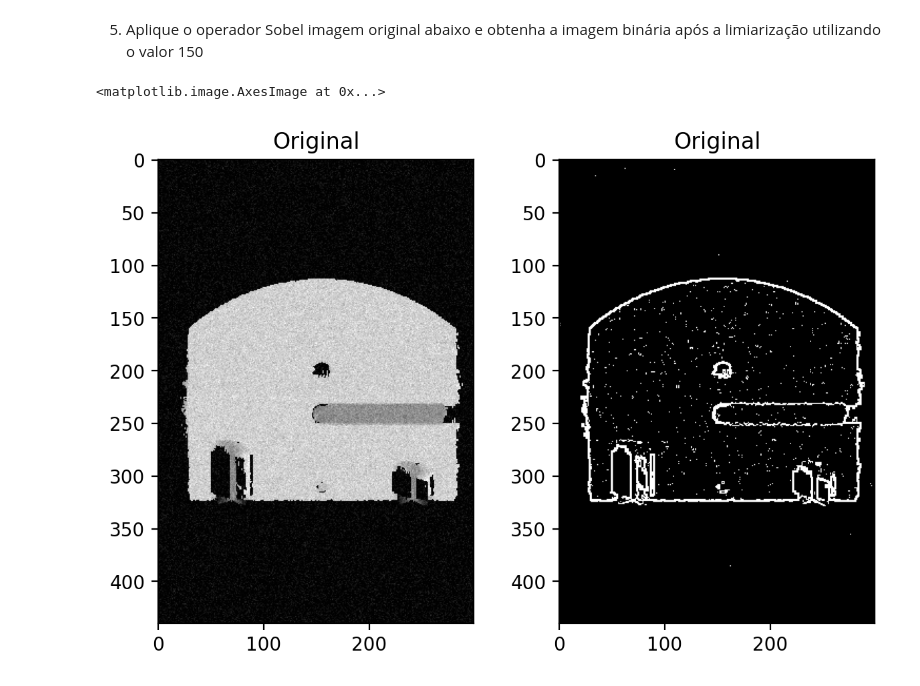
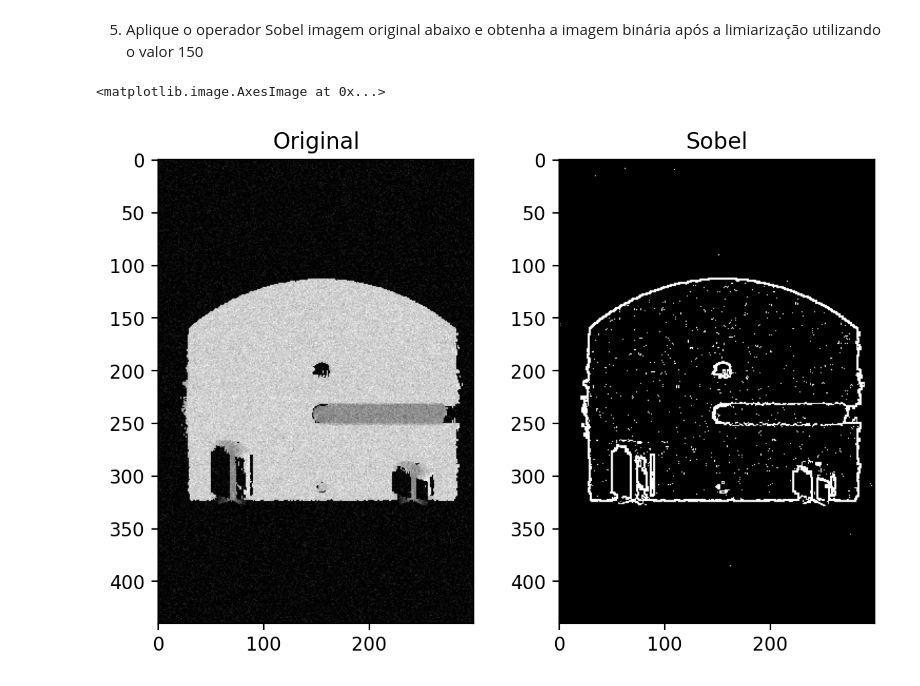
Before and after one commit to JhonnyBn/labs-pdi-pgc111-labs-2023-02, a Jupyter notebook: Lab05 - High pass filtering/Lab05.ipynb, the cells around one changed output. Drawn from its saved outputs; the diff is of its cells as text; code cells hidden in the pictures.

```diff
--- a/Lab05 - High pass filtering/Lab05.ipynb
+++ b/Lab05 - High pass filtering/Lab05.ipynb
@@ -144,28 +144,28 @@ axes[1].imshow(binary_image, cmap='gray', vmin=0, vmax=255)
 # %%
 import cv2
 import math
 import matplotlib.pyplot as plt
 import numpy as np
 
 plt.rcParams['figure.dpi'] = 200
 
 img = cv2.imread("ufo2noi2.png", cv2.IMREAD_GRAYSCALE)
 
 # Aplicação do operador Sobel
 sobelx = cv2.Sobel(img, cv2.CV_64F, 1, 0, ksize=3)
 sobely = cv2.Sobel(img, cv2.CV_64F, 0, 1, ksize=3)
 
 # Calcule a magnitude do gradiente
 magnitude = cv2.magnitude(sobelx, sobely)
 
 # Limiarização com valor 150
 _, binary_image = cv2.threshold(magnitude, 150, 255, cv2.THRESH_BINARY)
 
 fig, axes = plt.subplots(1,2, layout="constrained")
 axes[0].set_title("Original")
 axes[0].imshow(img, cmap='gray', vmin=0, vmax=255)
-axes[1].set_title("Original")
+axes[1].set_title("Sobel")
 axes[1].imshow(binary_image, cmap='gray', vmin=0, vmax=255)
 # %% [output]
 <matplotlib.image.AxesImage at 0x...>
-[figure, old version]
+[figure, new version]
```
